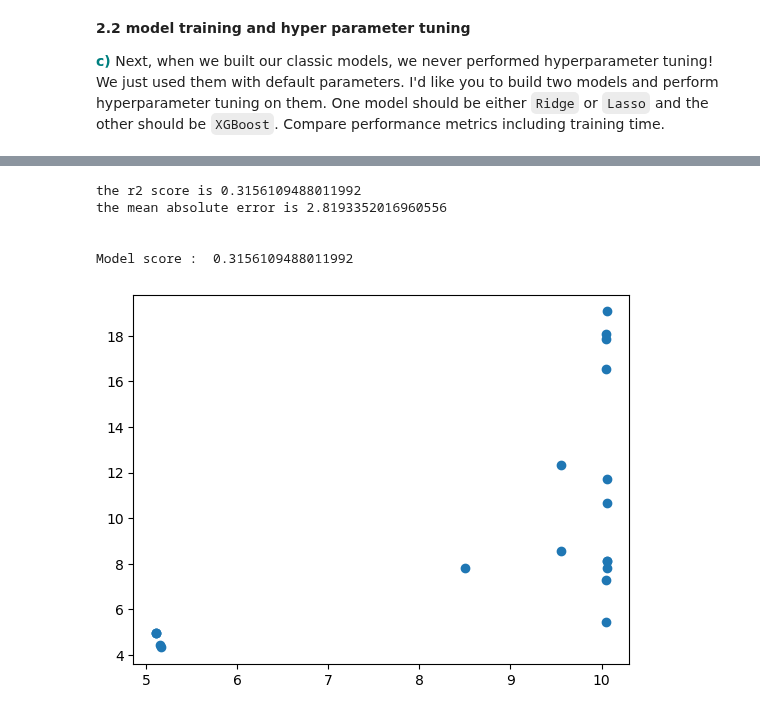
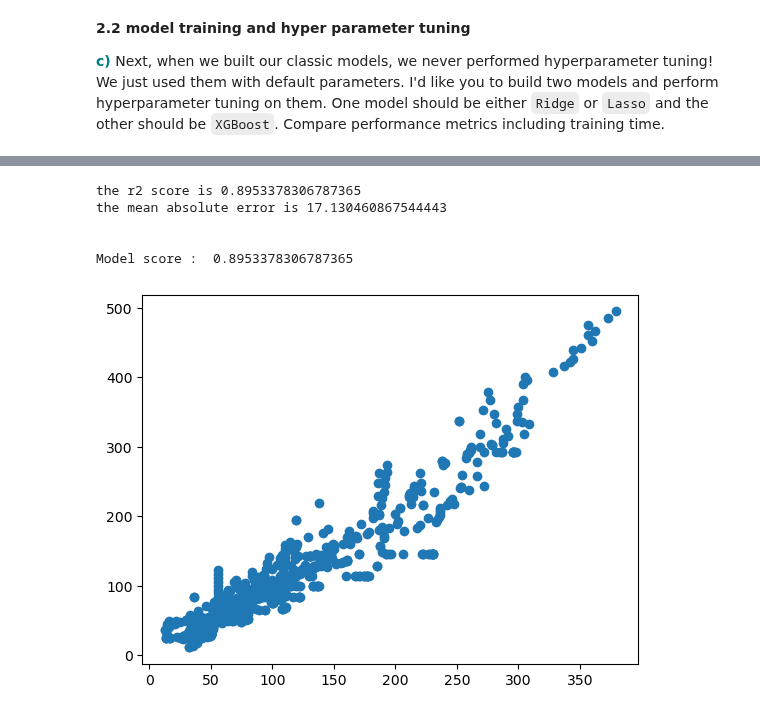
Before and after one commit to AJB33/MaterialsInformatics, a Jupyter notebook: HW/HW2/HW2 Q2.ipynb, the cells around one changed output, grey strips where cells are left out. Saved outputs shown, nothing was run; the diff lists cells and outputs as text; code cells hidden in the pictures.

```diff
--- a/HW/HW2/HW2 Q2.ipynb
+++ b/HW/HW2/HW2 Q2.ipynb
@@ -103,0 +114,15 @@ print(X_train)
+# %%
+df=pd.read_csv(filename)
+rename_dict = {'CONDITION: Temperature (K)':'Temperature', 'PROPERTY: Heat Capacity (J/mol K)':'target', 'FORMULA':'formula'}
+df = df.rename(columns=rename_dict)
+df = df.dropna()
+
+# Scale the data
+scaler = StandardScaler()
+X_train = scaler.fit_transform(X_train_feats_unscaled)
+X_test = scaler.transform(X_test_feats_unscaled)
+
+# Normalize the data
+X_train = normalize(X_train)
+#X_val = normalize(X_val)
+X_test = normalize(X_test)
@@ -104,34 +188,35 @@ print(X_train)
 # %%
-# Ridge
-from sklearn.linear_model import Ridge
+# XGBoost
+import xgboost as xgb
 import matplotlib.pyplot as plt
 from sklearn.metrics import r2_score
 from sklearn.metrics import mean_absolute_error
 from sklearn.metrics import mean_squared_error
 
 
-# training model with 0.5 alpha value
-model = Ridge(alpha = 0.5, tol = 0.001,
-              solver ='auto', random_state = 42)
-model.fit(X_train, y_train)
+# Use "hist" for training the model.
+XGBoost = xgb.XGBRegressor(tree_method="hist", device="cuda")
+# Fit the model using predictor X and response y.
+XGBoost.fit(X_train, y_train)
 
-# predicting the y_test
-y_pred = model.predict(X_test)
+y_pred=XGBoost.predict(X_test)
 r2 = r2_score(y_test, y_pred)
 print('the r2 score is',r2)
 mae = mean_absolute_error(y_test, y_pred)
 print('the mean absolute error is',mae)
 rmse_val = mean_squared_error(y_test, y_pred, squared=False)
 
 plt.scatter(y_pred,y_test)
 
-# finding score for our model
-score = model.score(X_test, y_test) # model score is r^2 value
+score = XGBoost.score(X_test, y_test)
 print("\n\nModel score : ", score)
+
+# Save model into JSON format.
+#reg.save_model("regressor.json")
 # %% [output]
-the r2 score is 0.3156109488011992
-the mean absolute error is 2.8193352016960556
+the r2 score is 0.8953378306787365
+the mean absolute error is 17.130460867544443
 
 
-Model score :  0.3156109488011992
+Model score :  0.8953378306787365
-[figure, old version]
+[figure, new version]
```
Also changed, not shown: parts of 11 cells of this notebook, 11 other files.
